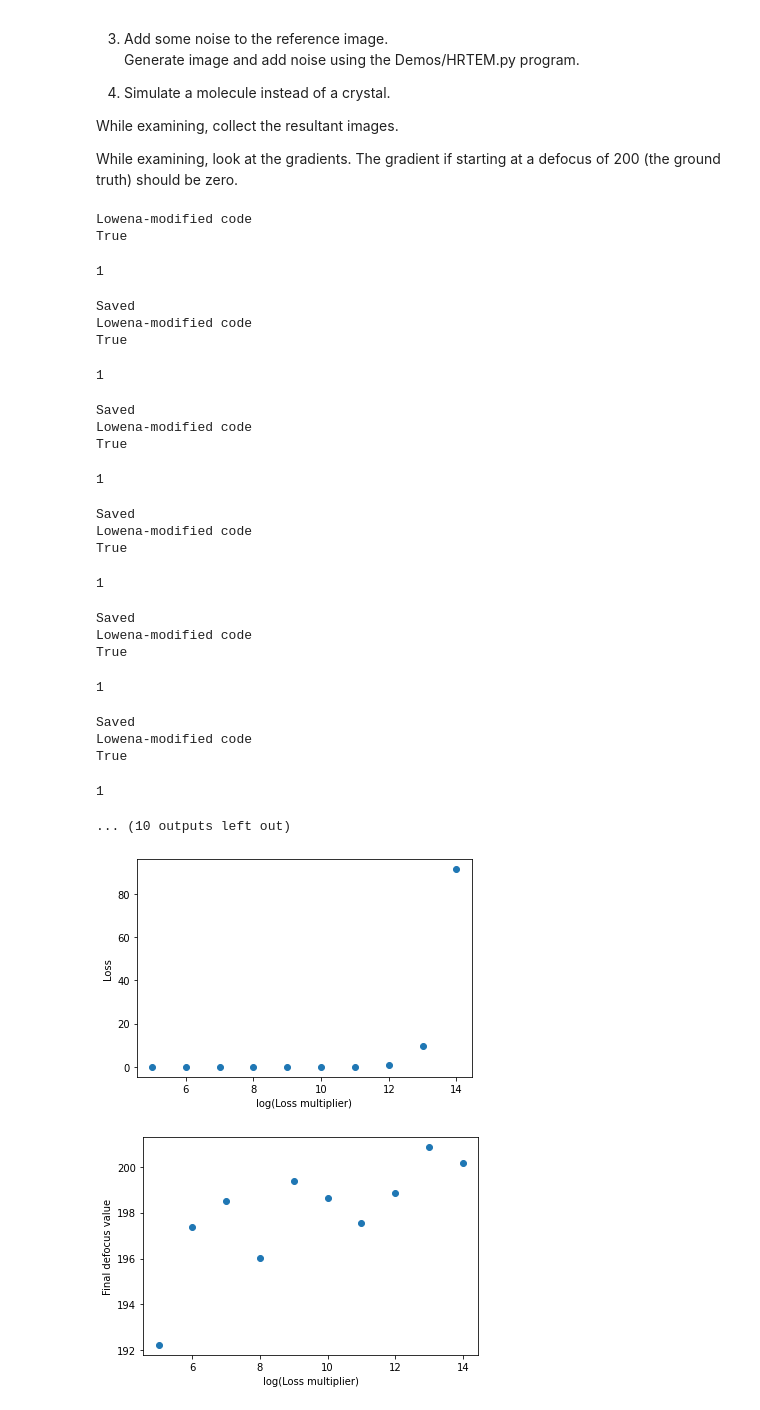
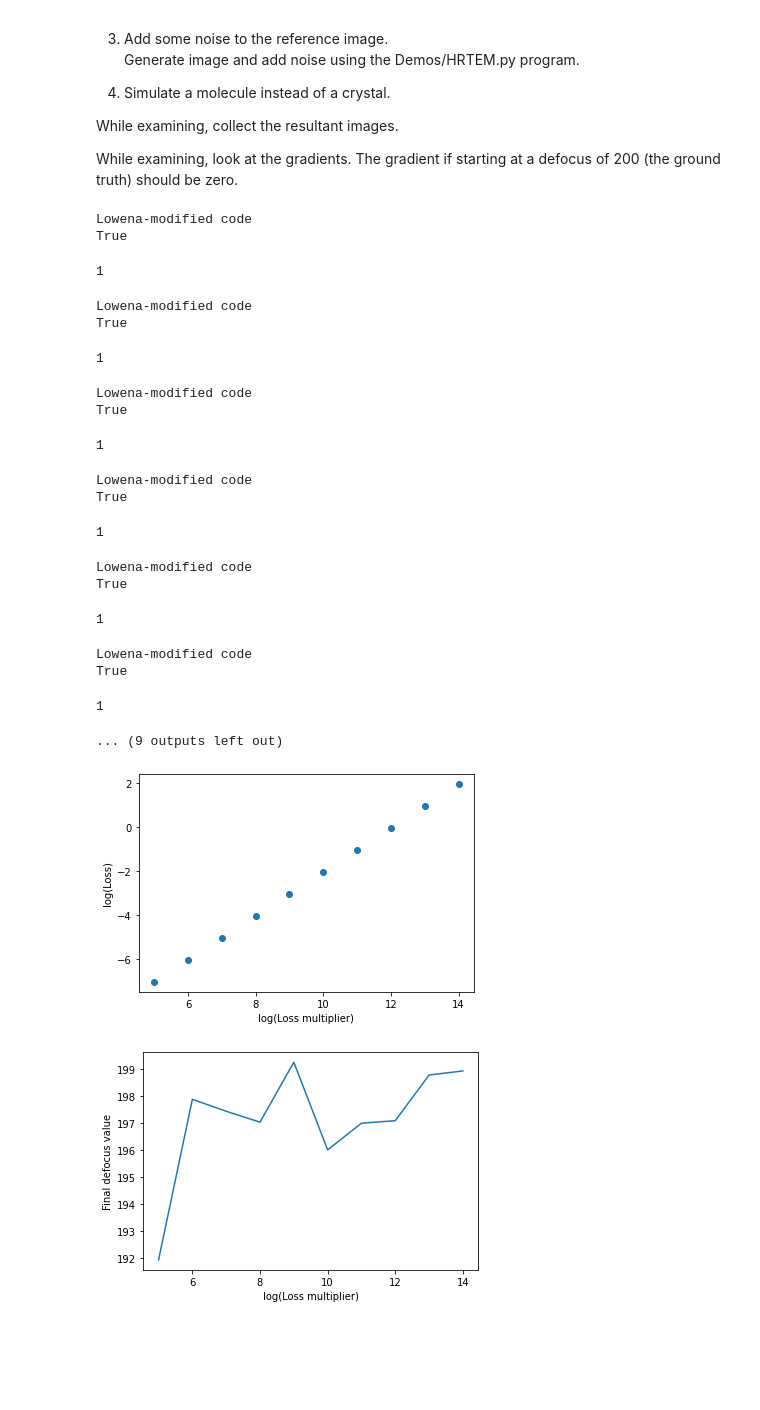
Before and after one commit to LowenaHull/py_multislice_differentiable_tem, a Jupyter notebook: Demos/Part_1_Just_Defocus/1c.ipynb, the cells around one changed output. Saved outputs shown, nothing was run; the diff lists cells and outputs as text; code cells hidden in the pictures; blank space fills up the shorter version.

```diff
--- a/Demos/Part_1_Just_Defocus/1c.ipynb
+++ b/Demos/Part_1_Just_Defocus/1c.ipynb
@@ -122,13 +122,14 @@ def save_sim_image(sim_image, lm):
     plt.imshow(sim_image[0].detach().cpu().numpy())
 
     # 'lm' stands for loss multiplier
-    plt.title(u'Simulated image of SrTiO\u2083\n using a learning rate of {lm}'.format(lm=lm), fontsize=15)
+    plt.title(u'Simulated image of SrTiO\u2083/CeO\u2082 interface\n using a learning rate of {lm}'.format(lm=lm), fontsize=15)
     plt.xticks([])
     plt.yticks([])
 
-    filepath = "/home/hremadmin/Documents/Project/ML_files/Work_Jan_19/Part_1_just_df/Variation_with_lm/simulated_image_"+ str(lm) + ".jpg"
+    filepath = "/home/hremadmin/Documents/Project/ML_files/Work_Jan_19/Part_1_just_df/Variation_with_lm/simulated_image_"+ str(lm) + "_v2.jpg"
     plt.savefig(filepath, dpi=500)
-    print("Saved")
+    filepath_2 = "/home/hremadmin/Documents/Project/ML_files/Work_Jan_19/Part_1_just_df/Variation_with_lm/image_ data_"+ str(lm) + ".pt"
+    torch.save(sim_image, filepath_2)
 # %%
 def optimise(aberrations, output, ref_data, n_iters, learning_rate, loss_multiplier):
     """Go through and refine the aberrations to minimise difference between initial guess (output) and experimental image"""
@@ -205,7 +202,7 @@ def main(n_iters, learning_rate, loss_multiplier):
     runtime, loss, defocus_final = optimise(aberrations, output, ref_data, n_iters, learning_rate, loss_multiplier)
     return runtime, loss, defocus_final
 # %%
-lm = [1e9, 1e10, 1e11, 1e12, 1e13, 1e14, 1e8, 1e7, 1e6, 1e5]
+lm = [1e5, 1e6, 1e7, 1e8, 1e9, 1e10, 1e11, 1e12, 1e13, 1e14]
 
 # Constants
 n_iters = 2000
@@ -224,31 +221,26 @@ for i in lm:
 Lowena-modified code
 True
 1
-Saved
 Lowena-modified code
 True
 1
-Saved
 Lowena-modified code
 True
 1
-Saved
 Lowena-modified code
 True
 1
-Saved
 Lowena-modified code
 True
 1
-Saved
 Lowena-modified code
 True
 1
-... (10 outputs left out)
+... (9 outputs left out)
 # %%
 # Saving data to file code
 
-filename = "Variation_loss_multiplier.txt"
+filename = "/home/hremadmin/Documents/Project/ML_files/Work_Jan_19/Part_1_just_df/Variation_with_lm/Variation_loss_multiplier_2.txt"
 
 f = open(filename, "w")
 x = "Loss multiplier, Loss, Final defocus value, time to run"
@@ -264,37 +256,28 @@ f.close()
 # %%
 import math
 x_data = [round(math.log(i, 10)) for i in lm]
+y_data = [math.log(i, 10) for i in losses]
 
-#x_data.sort()
-
-# ah, the x_data has been sorted by not the losses so are now out of order
-
-plt.scatter(x_data, losses)
-plt.ylabel('Loss')
+plt.scatter(x_data, y_data)
+plt.ylabel('log(Loss)')
 plt.xlabel('log(Loss multiplier)')
 
-filepath = "/home/hremadmin/Documents/Project/ML_files/Work_Jan_19/Part_1_just_df/Variation_with_lm/Loss.jpg"
+filepath = "/home/hremadmin/Documents/Project/ML_files/Work_Jan_19/Part_1_just_df/Variation_with_lm/Loss_2.jpg"
 plt.savefig(filepath, dpi=500)
 
 plt.show()
-
-# Okay, for some reason there is a stupidly high loss for 1e10? No idea why
-# Might have to rerun simulations to see if this is a constant thing
 # %% [output]
-[figure, old version]
+[figure, new version]
 # %%
 x_data = [round(math.log(i, 10)) for i in lm]
 
-#x_data.sort()
-
-
-plt.scatter(x_data, defocus_values)
+plt.plot(x_data, defocus_values)
 plt.ylabel('Final defocus value')
 plt.xlabel('log(Loss multiplier)')
 
-filepath = "/home/hremadmin/Documents/Project/ML_files/Work_Jan_19/Part_1_just_df/Variation_with_lm/Defocus.jpg"
+filepath = "/home/hremadmin/Documents/Project/ML_files/Work_Jan_19/Part_1_just_df/Variation_with_lm/Defocus_2.jpg"
 plt.savefig(filepath, dpi=500)
 
 plt.show()
 # %% [output]
-[figure, old version]
+[figure, new version]
```
Also changed, not shown: parts of 2 cells of this notebook, 9 other files.
